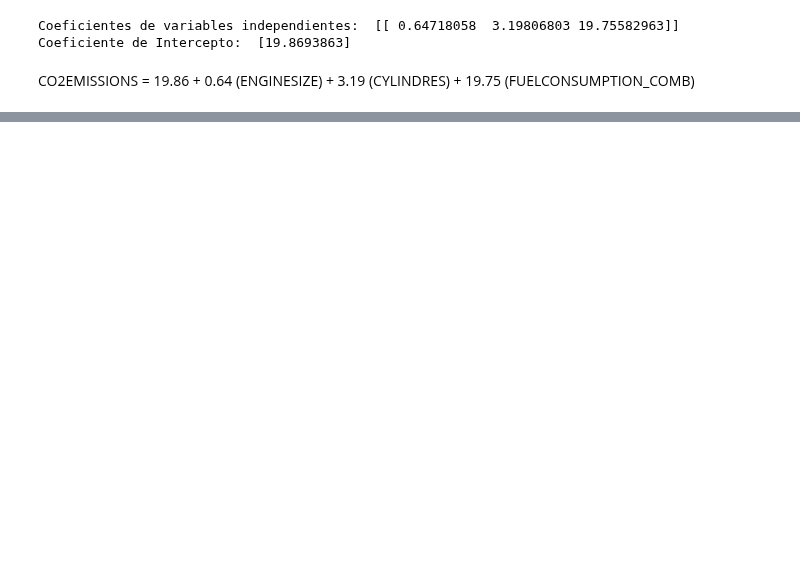
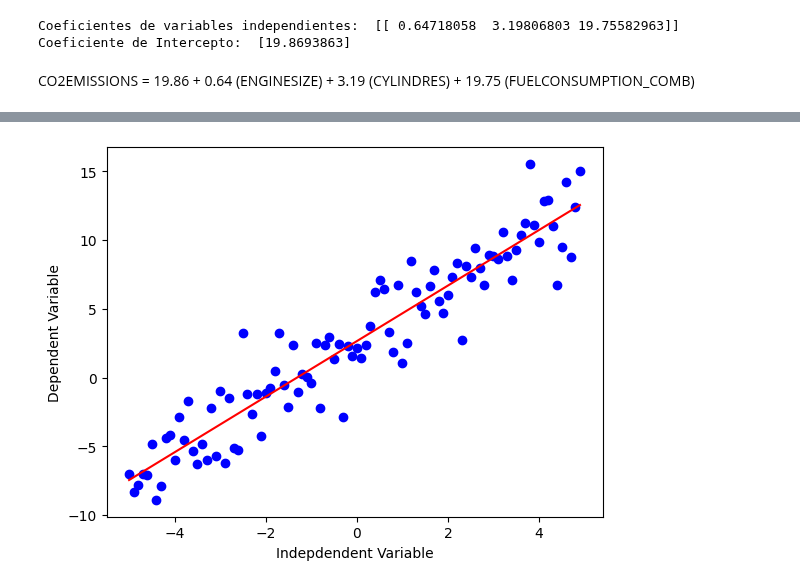
Before and after one commit to Benmaza/Benmaza, a Jupyter notebook: EBAC/Consumodegasolina.ipynb, the cells around one changed output, grey strips where cells are left out. Cells and saved outputs as stored; diff of their text form; code cells hidden in the pictures; blank space fills up the shorter version.

```diff
--- a/EBAC/Consumodegasolina.ipynb
+++ b/EBAC/Consumodegasolina.ipynb
@@ -264,0 +286,3 @@ R2-score: 0.95
+# %%
+from scipy.optimize import curve_fit
+popt, pcov = curve_fit(pol_grado, x, ydata)
@@ -264,0 +293,9 @@ R2-score: 0.95
+# %%
+y_ajustado = pol_grado(x, popt[0], popt[1])
+plt.plot(x, ydata, 'bo')
+plt.plot(x, y_ajustado, 'r')
+plt.ylabel('Dependent Variable')
+plt.xlabel('Indepdendent Variable')
+plt.show()
+# %% [output]
+[figure, added]
```
Also changed, not shown: parts of 27 cells of this notebook, 3 other files.
